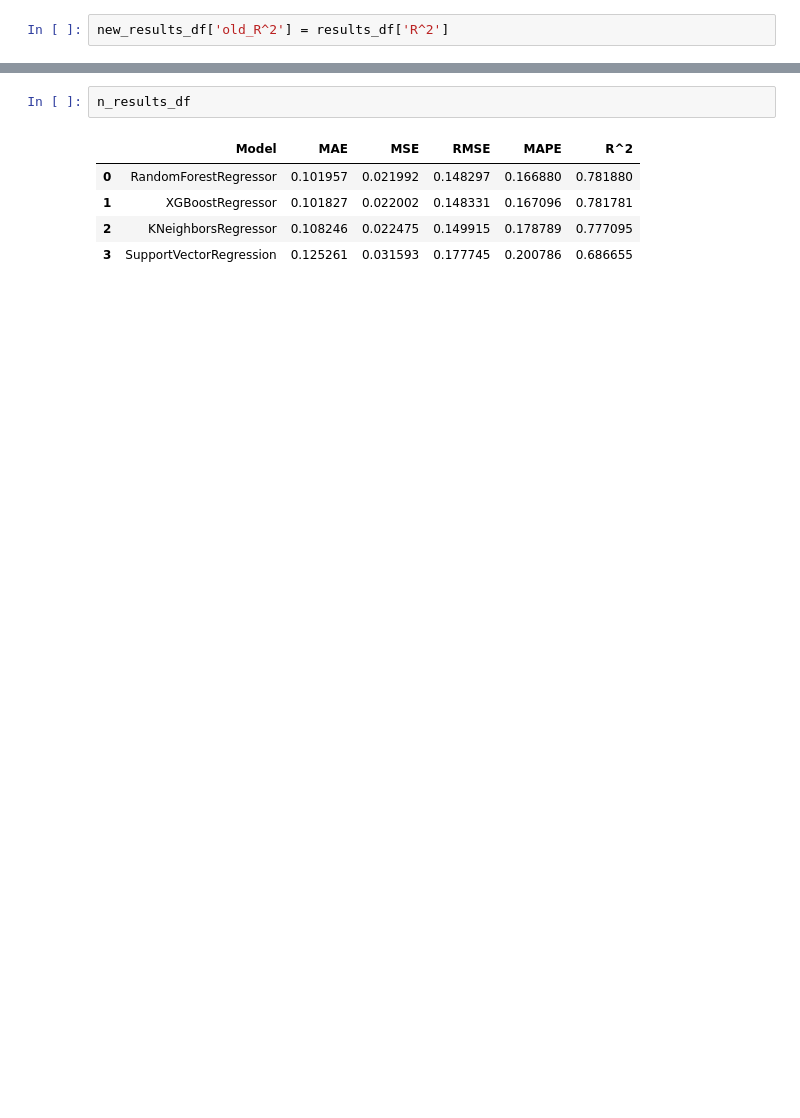
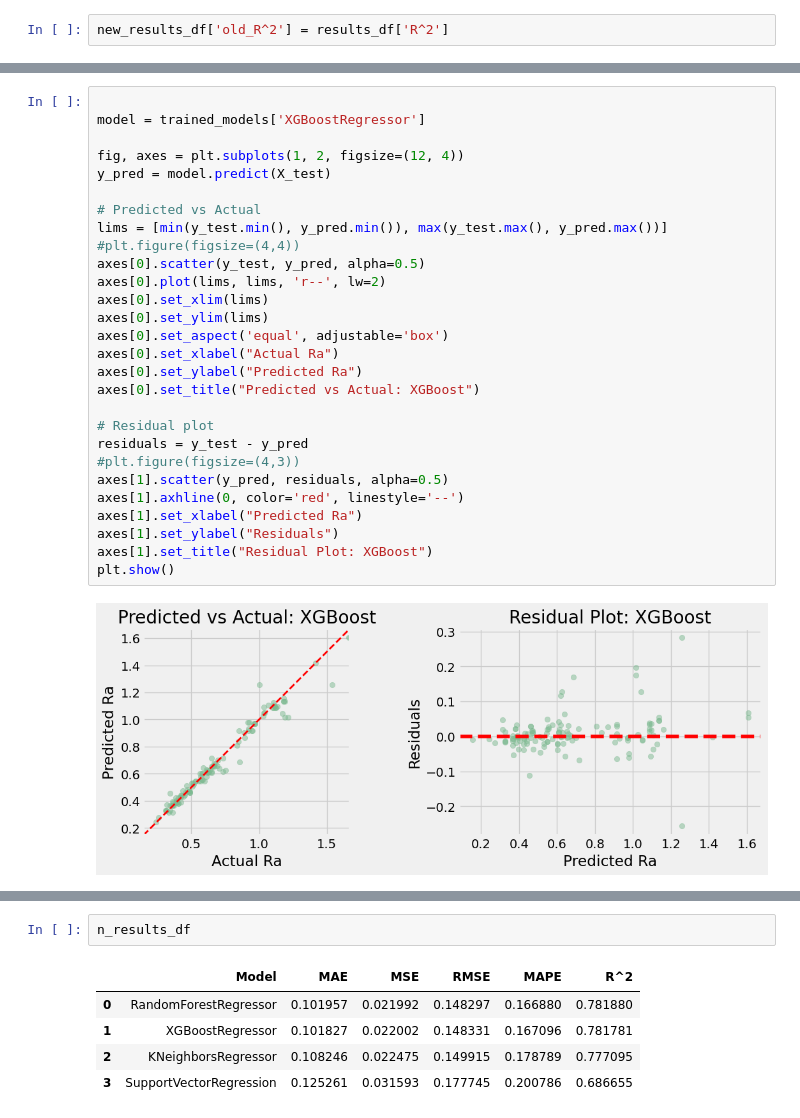
Before and after one commit to BraynerSantos/Surface_Roughness, a Jupyter notebook: notebook/Surface_Roughness.ipynb, the cells around one changed output, grey strips where cells are left out. Saved outputs shown, nothing was run; the diff lists cells and outputs as text; blank space fills up the shorter version.

```diff
--- a/notebook/Surface_Roughness.ipynb
+++ b/notebook/Surface_Roughness.ipynb
@@ -738,0 +707,30 @@ for name, model in trained_models.items():
+# %%
+
+model = trained_models['XGBoostRegressor']
+
+fig, axes = plt.subplots(1, 2, figsize=(12, 4))
+y_pred = model.predict(X_test)
+
+# Predicted vs Actual
+lims = [min(y_test.min(), y_pred.min()), max(y_test.max(), y_pred.max())]
+#plt.figure(figsize=(4,4))
+axes[0].scatter(y_test, y_pred, alpha=0.5)
+axes[0].plot(lims, lims, 'r--', lw=2)
+axes[0].set_xlim(lims)
+axes[0].set_ylim(lims)
+axes[0].set_aspect('equal', adjustable='box')
+axes[0].set_xlabel("Actual Ra")
+axes[0].set_ylabel("Predicted Ra")
+axes[0].set_title("Predicted vs Actual: XGBoost")
+
+# Residual plot
+residuals = y_test - y_pred
+#plt.figure(figsize=(4,3))
+axes[1].scatter(y_pred, residuals, alpha=0.5)
+axes[1].axhline(0, color='red', linestyle='--')
+axes[1].set_xlabel("Predicted Ra")
+axes[1].set_ylabel("Residuals")
+axes[1].set_title("Residual Plot: XGBoost")
+plt.show()
+# %% [output]
+[figure, added]
```
Also changed, not shown: parts of 46 cells of this notebook, 10 other files.
